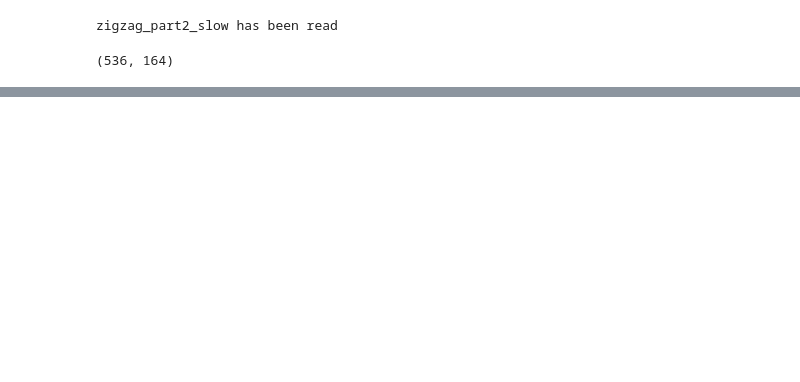
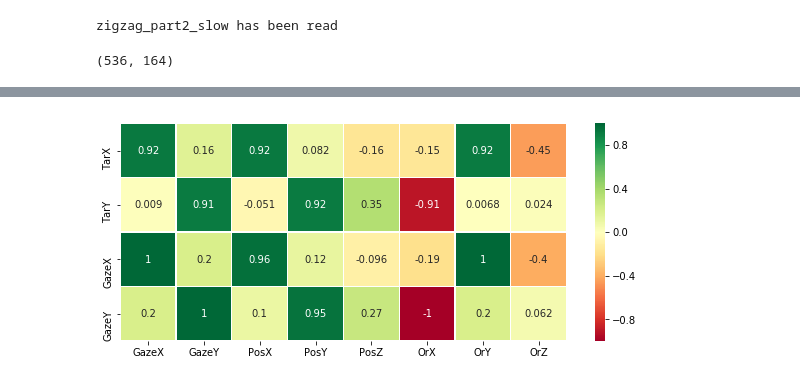
Before and after one commit to muratcancicek/pointer_head, a Jupyter notebook: Playground21.ipynb, the cells around one changed output, grey strips where cells are left out. Cells and saved outputs as stored; diff of their text form; code cells hidden in the pictures; blank space fills up the shorter version.

```diff
--- a/Playground21.ipynb
+++ b/Playground21.ipynb
@@ -52,0 +56,5 @@ sns.heatmap(df.corr(), ax=ax, annot=True,cmap='RdBu',linewidths=0.2);
+# %%
+fig, ax = plt.subplots(figsize=(10, 4))
+sns.heatmap(table, ax=ax, annot=True,cmap='RdYlGn',linewidths=0.2);
+# %% [output]
+[figure, added]
```
Also changed, not shown: parts of 5 cells of this notebook.
